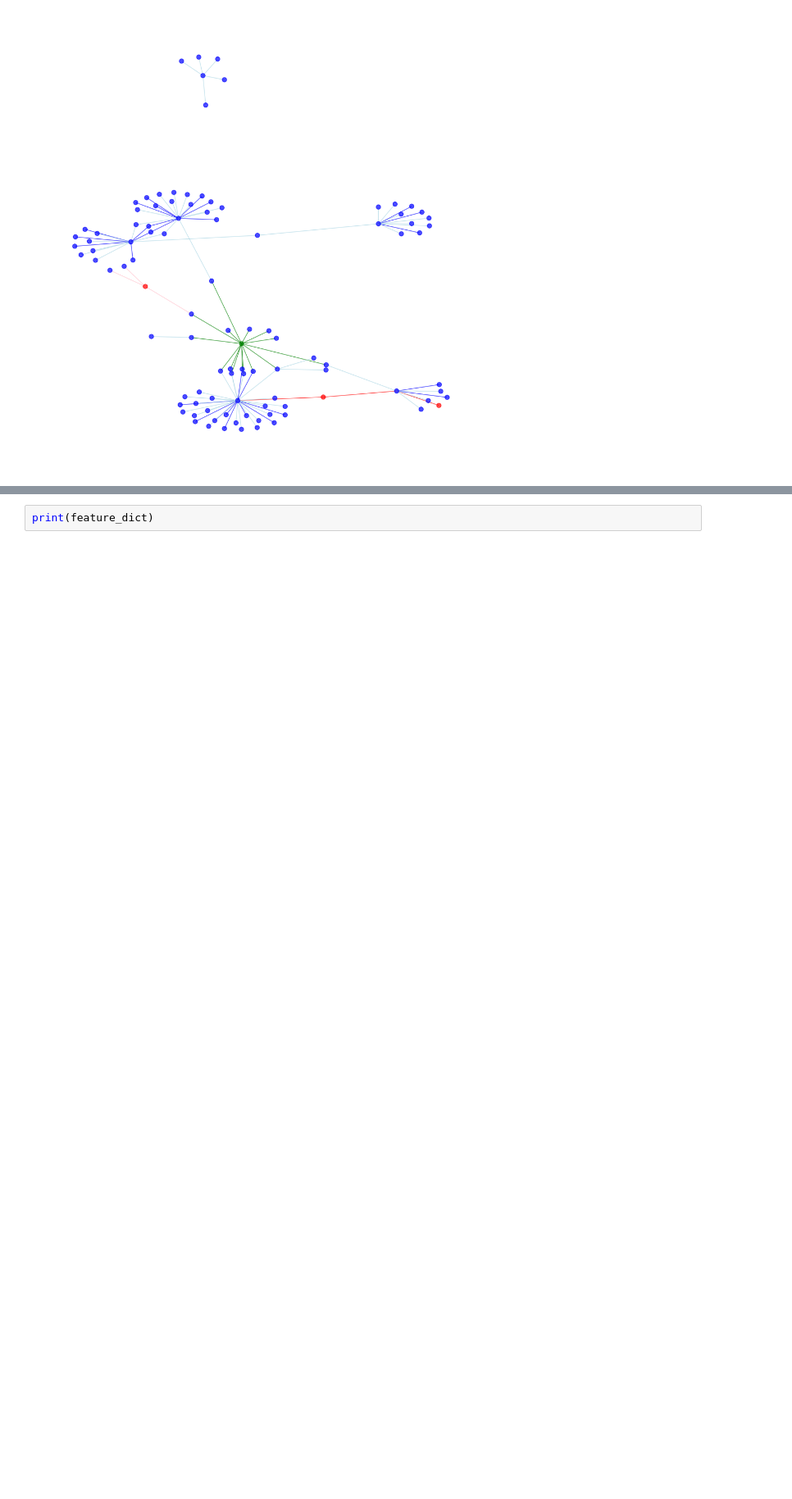
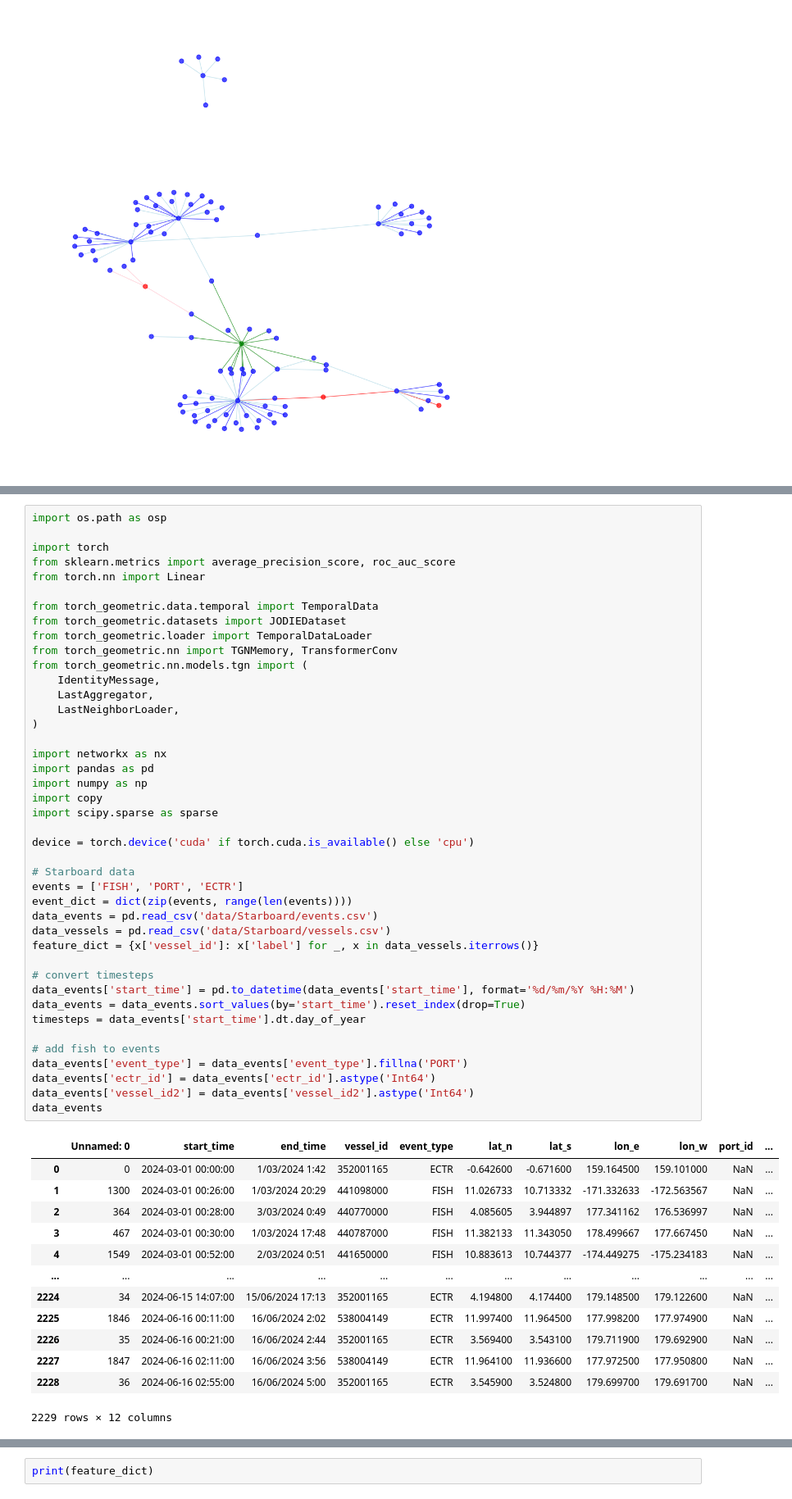
Before and after one commit to mattalajas/GEODE2025, a Jupyter notebook: practice.ipynb, the cells around one changed output, grey strips where cells are left out. Shown: that part at 82% size. Saved outputs shown, nothing was run; the diff lists cells and outputs as text; blank space fills up the shorter version.

```diff
--- a/practice.ipynb
+++ b/practice.ipynb
@@ -560,3 +558,59 @@ tensor([[  -0.6426,   -0.6716,  159.1645,  159.1010],
         [   3.5694,    3.5431,  179.7119,  179.6929],
         [  11.9641,   11.9366,  177.9725,  177.9508],
         [   3.5459,    3.5248,  179.6997,  179.6917]])
+# %%
+import os.path as osp
+
+import torch
+from sklearn.metrics import average_precision_score, roc_auc_score
+from torch.nn import Linear
+
+from torch_geometric.data.temporal import TemporalData
+from torch_geometric.datasets import JODIEDataset
+from torch_geometric.loader import TemporalDataLoader
+from torch_geometric.nn import TGNMemory, TransformerConv
+from torch_geometric.nn.models.tgn import (
+    IdentityMessage,
+    LastAggregator,
+    LastNeighborLoader,
+)
+
+import networkx as nx
+import pandas as pd
+import numpy as np
+import copy
+import scipy.sparse as sparse
+
+device = torch.device('cuda' if torch.cuda.is_available() else 'cpu')
+
+# Starboard data
+events = ['FISH', 'PORT', 'ECTR']
+event_dict = dict(zip(events, range(len(events))))
+data_events = pd.read_csv('data/Starboard/events.csv')
+data_vessels = pd.read_csv('data/Starboard/vessels.csv')
+feature_dict = {x['vessel_id']: x['label'] for _, x in data_vessels.iterrows()}
+
+# convert timesteps
+data_events['start_time'] = pd.to_datetime(data_events['start_time'], format='%d/%m/%Y %H:%M')
+data_events = data_events.sort_values(by='start_time').reset_index(drop=True)
+timesteps = data_events['start_time'].dt.day_of_year
+
+# add fish to events
+data_events['event_type'] = data_events['event_type'].fillna('PORT')
+data_events['ectr_id'] = data_events['ectr_id'].astype('Int64')
+data_events['vessel_id2'] = data_events['vessel_id2'].astype('Int64')
+data_events
+# %% [output]
+|  | Unnamed: 0 | start_time | end_time | vessel_id | event_type | lat_n | lat_s | lon_e | lon_w | port_id | ... |
+| 0 | 0 | 2024-03-01 00:00:00 | 1/03/2024 1:42 | 352001165 | ECTR | -0.642600 | -0.671600 | 159.164500 | 159.101000 | NaN | ... |
+| 1 | 1300 | 2024-03-01 00:26:00 | 1/03/2024 20:29 | 441098000 | FISH | 11.026733 | 10.713332 | -171.332633 | -172.563567 | NaN | ... |
+| 2 | 364 | 2024-03-01 00:28:00 | 3/03/2024 0:49 | 440770000 | FISH | 4.085605 | 3.944897 | 177.341162 | 176.536997 | NaN | ... |
+| 3 | 467 | 2024-03-01 00:30:00 | 1/03/2024 17:48 | 440787000 | FISH | 11.382133 | 11.343050 | 178.499667 | 177.667450 | NaN | ... |
+| 4 | 1549 | 2024-03-01 00:52:00 | 2/03/2024 0:51 | 441650000 | FISH | 10.883613 | 10.744377 | -174.449275 | -175.234183 | NaN | ... |
+| ... | ... | ... | ... | ... | ... | ... | ... | ... | ... | ... | ... |
+| 2224 | 34 | 2024-06-15 14:07:00 | 15/06/2024 17:13 | 352001165 | ECTR | 4.194800 | 4.174400 | 179.148500 | 179.122600 | NaN | ... |
+| 2225 | 1846 | 2024-06-16 00:11:00 | 16/06/2024 2:02 | 538004149 | ECTR | 11.997400 | 11.964500 | 177.998200 | 177.974900 | NaN | ... |
+| 2226 | 35 | 2024-06-16 00:21:00 | 16/06/2024 2:44 | 352001165 | ECTR | 3.569400 | 3.543100 | 179.711900 | 179.692900 | NaN | ... |
+| 2227 | 1847 | 2024-06-16 02:11:00 | 16/06/2024 3:56 | 538004149 | ECTR | 11.964100 | 11.936600 | 177.972500 | 177.950800 | NaN | ... |
+| 2228 | 36 | 2024-06-16 02:55:00 | 16/06/2024 5:00 | 352001165 | ECTR | 3.545900 | 3.524800 | 179.699700 | 179.691700 | NaN | ... |
+2229 rows × 12 columns
```
Also changed, not shown: parts of 6 cells of this notebook, 9 other files.
